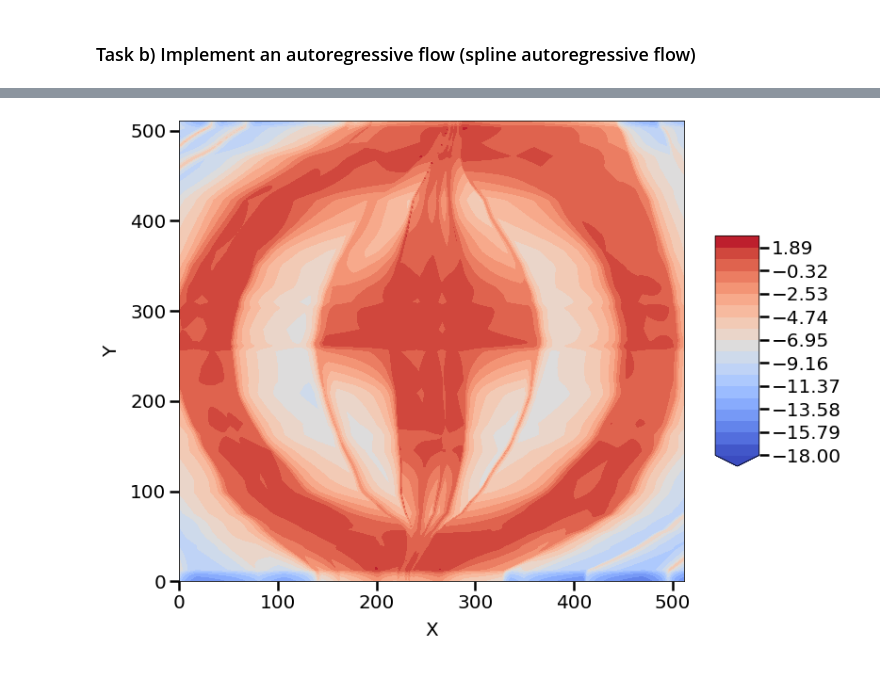
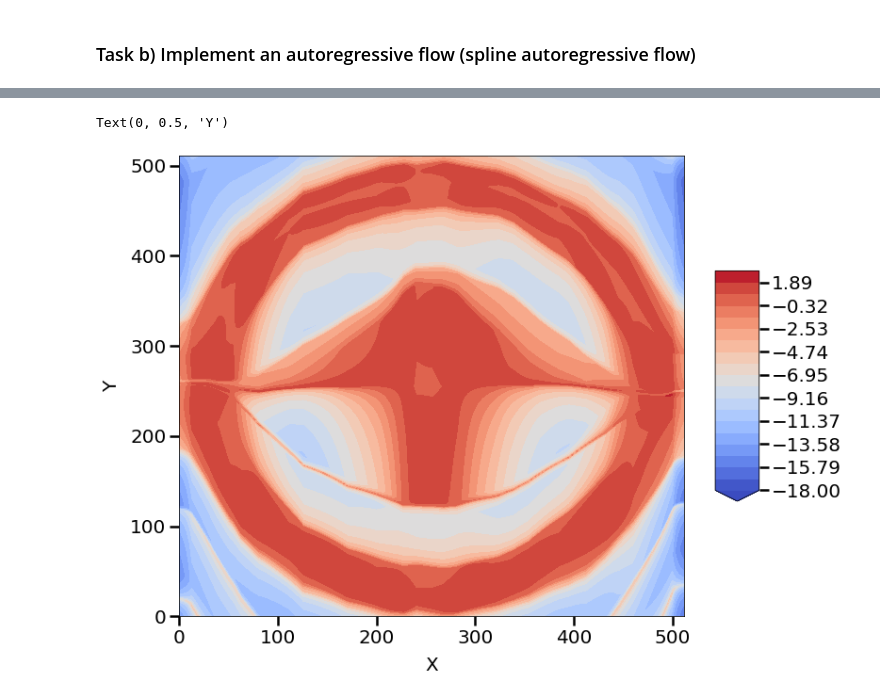
Before and after one commit to FelixSto/NSP_Assignments, a Jupyter notebook: notebooks/assignments/1-6-flows.ipynb, the cells around one changed output, grey strips where cells are left out. Drawn from its saved outputs; the diff is of its cells as text; code cells hidden in the pictures.

```diff
--- a/notebooks/assignments/1-6-flows.ipynb
+++ b/notebooks/assignments/1-6-flows.ipynb
@@ -147,10 +153,10 @@ input_dim = 2
 count_bins = 32
 base_dist = dist.Normal(torch.zeros(input_dim), torch.ones(input_dim))
 hidden_dims = [input_dim * 30, input_dim * 30]
-param_dims = [count_bins*2, count_bins*2, count_bins*2 - 1, count_bins*2]
+param_dims = [count_bins, count_bins, count_bins - 1, count_bins]
 hypernet = AutoRegressiveNN(input_dim, hidden_dims, param_dims=param_dims)
 transform = T.SplineAutoregressive(input_dim, hypernet, count_bins=count_bins)
-flow_dist = dist.TransformedDistribution(base_dist, [transform])
+flow_dist_2 = dist.TransformedDistribution(base_dist, [transform])
 # %%
 %%time
 steps = 5_000
@@ -200,4 +208,5 @@ plt.legend()
 # %%
+%%time
 # compute the log-likelihood at a discrete grid
 rows = np.arange(0, width)
 cols = np.arange(0, height)
@@ -205,7 +214,7 @@ X, Y = np.meshgrid(cols, rows)
 
 # flatten the grid points and evaluate their log-liklihoods
 coordinates = torch.FloatTensor(np.stack((X,Y), axis=2)).view(-1, 2)
-log_likelihood = flow_dist.log_prob(coordinates/width).detach().view(-1,width).numpy()
+log_likelihood = flow_dist_2.log_prob(coordinates/width).detach().view(-1,width).numpy()
 
 # finally, let's plot the log-likelihood
 fig, ax = plt.subplots()
@@ -220 +229,2 @@ Text(0, 0.5, 'Y')
+Text(0, 0.5, 'Y')
-[figure, old version]
+[figure, new version]
```
Also changed, not shown: parts of 7 cells of this notebook.
